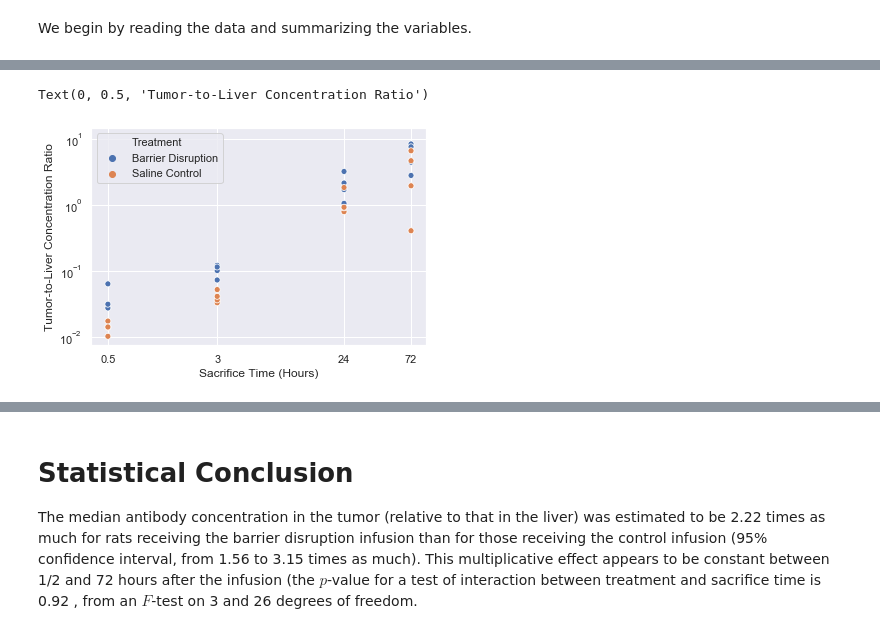
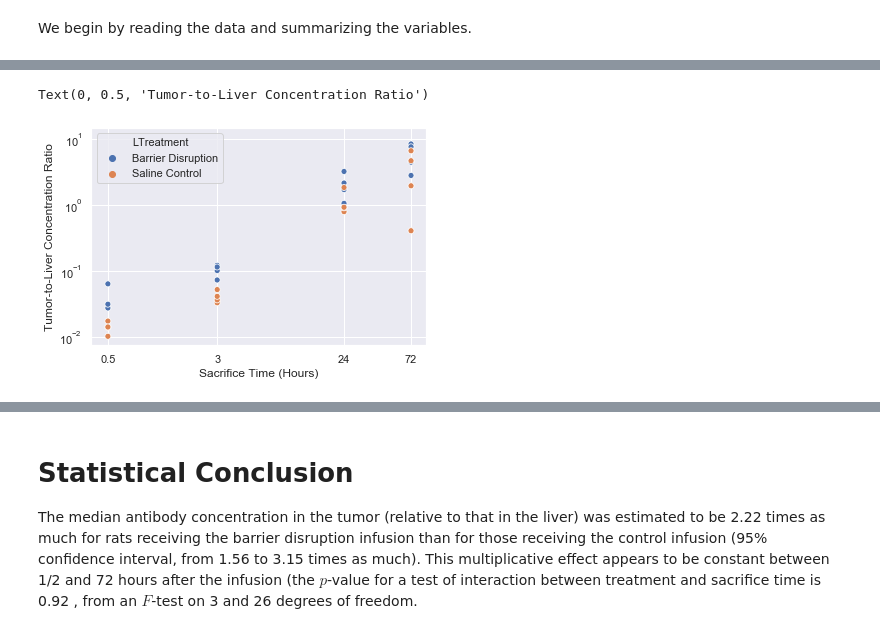
Before and after one commit to quintusdias/sleuth3, a Jupyter notebook: ch11/bloodbarrier.ipynb, the cells around one changed output, grey strips where cells are left out. Drawn from its saved outputs; the diff is of its cells as text; code cells hidden in the pictures.

```diff
--- a/ch11/bloodbarrier.ipynb
+++ b/ch11/bloodbarrier.ipynb
@@ -30,7 +31,7 @@ df.head()
 # %%
-df['Concentration Ratio'] = df['Brain'] / df['Liver']
-df.loc[df.Treatment == 'BD', 'Treatment'] = 'Barrier Disruption'
-df.loc[df.Treatment == 'NS', 'Treatment'] = 'Saline Control'
+df['Concentration'] = df['Brain'] / df['Liver']
+df.loc[df.Treatment == 'BD', 'LTreatment'] = 'Barrier Disruption'
+df.loc[df.Treatment == 'NS', 'LTreatment'] = 'Saline Control'
 # %%
 summary = df.describe()
 summary
@@ -47,15 +48,13 @@ summary
 # %%
-ax = sns.scatterplot(x='Time', y='Concentration Ratio',
-                     hue='Treatment',
-                     data=df)
+ax = sns.scatterplot(x='Time', y='Concentration', hue='LTreatment', data=df)
 ax.set_xscale('log')
 xticks = [0.5, 3, 24, 72]
 ax.set_xticks(xticks)
 ax.set_xticklabels([str(x) for x in xticks])
 ax.set_yscale('log')
 ax.set_ylim(0.0075, 15)
 ax.set_xlabel('Sacrifice Time (Hours)')
 ax.set_ylabel('Tumor-to-Liver Concentration Ratio')
 # %% [output]
 Text(0, 0.5, 'Tumor-to-Liver Concentration Ratio')
-[figure, old version]
+[figure, new version]
```
Also changed, not shown: parts of 12 cells of this notebook, 1 other file.
